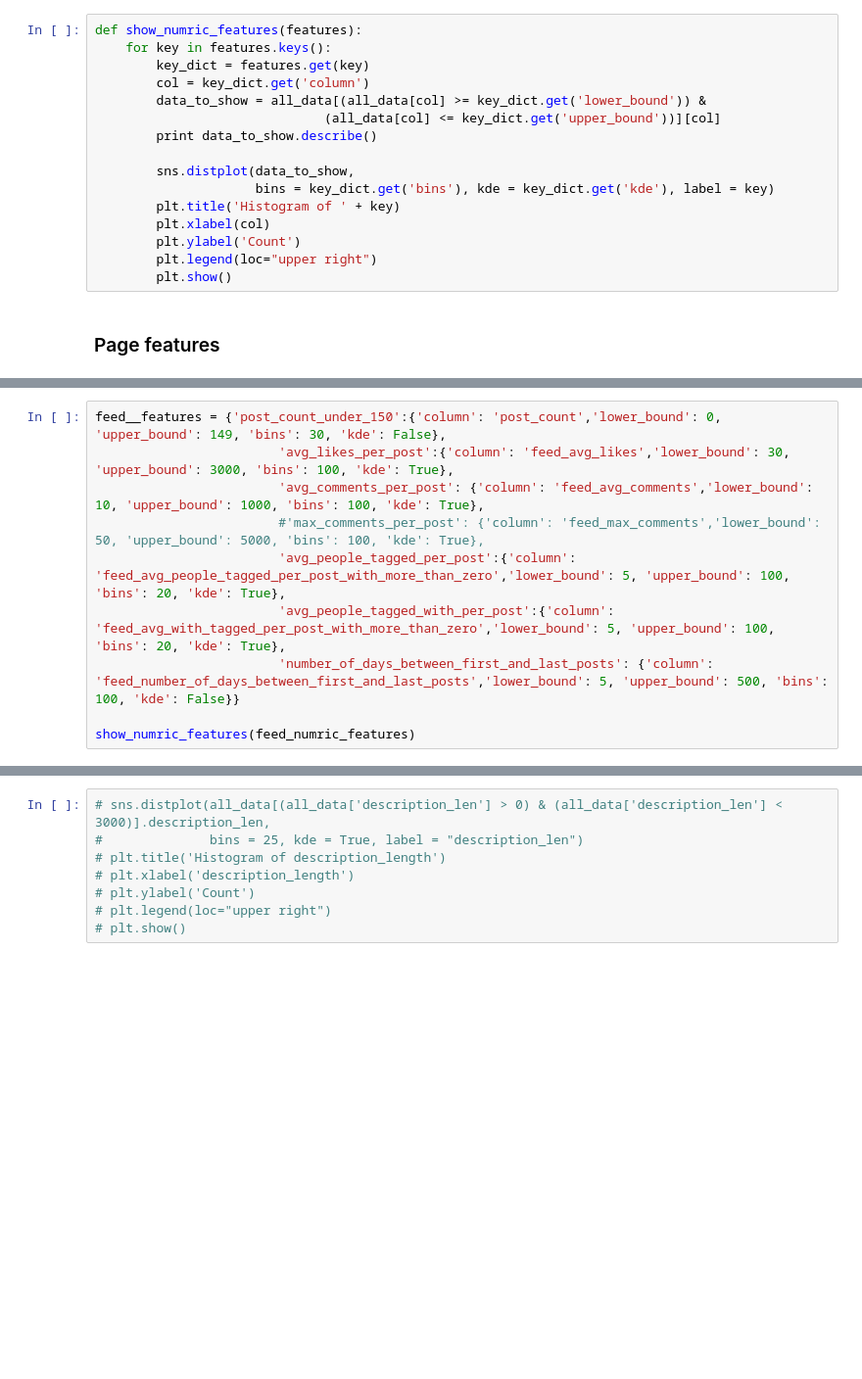
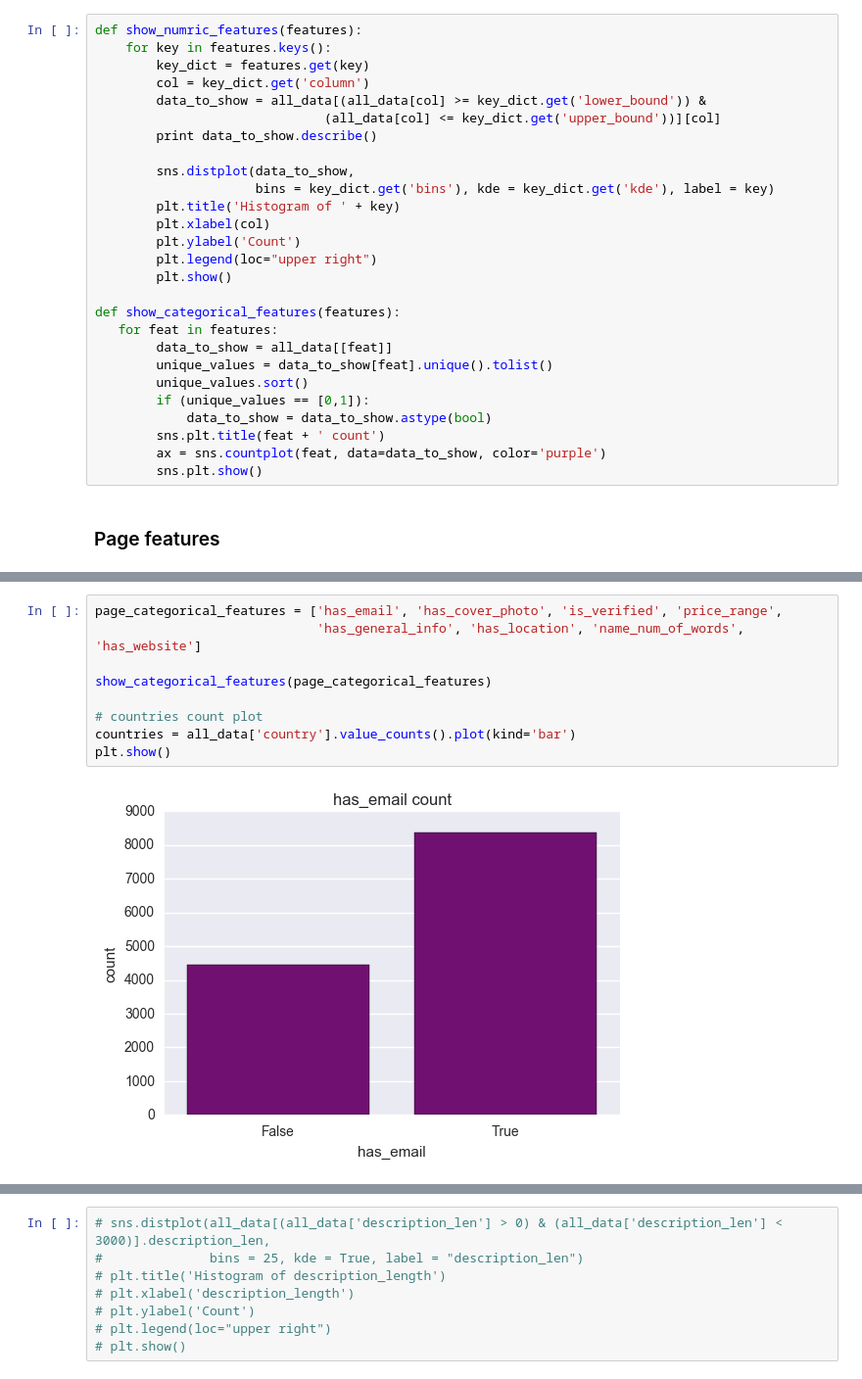
Before and after one commit to liadwg/data_mining_workshop, a Jupyter notebook: like_prediction_workshop_salame.ipynb, the cells around one changed output, grey strips where cells are left out. Shown at 98% size. Saved outputs shown, nothing was run; the diff lists cells and outputs as text; blank space fills up the shorter version.

```diff
--- a/like_prediction_workshop_salame.ipynb
+++ b/like_prediction_workshop_salame.ipynb
@@ -335,6 +334,17 @@ def show_numric_features(features):
         plt.ylabel('Count')
         plt.legend(loc="upper right")
         plt.show()
+
+def show_categorical_features(features):
+   for feat in features:
+        data_to_show = all_data[[feat]]
+        unique_values = data_to_show[feat].unique().tolist()
+        unique_values.sort()
+        if (unique_values == [0,1]):
+            data_to_show = data_to_show.astype(bool)
+        sns.plt.title(feat + ' count')
+        ax = sns.countplot(feat, data=data_to_show, color='purple')
+        sns.plt.show()
 # %% [markdown]
 ### Page features
 # %%
@@ -451,10 +376,11 @@ Name: feed_avg_people_tagged_per_post_with_more_than_zero, dtype: float64
-# %%
-feed__features = {'post_count_under_150':{'column': 'post_count','lower_bound': 0, 'upper_bound': 149, 'bins': 30, 'kde': False},
-                        'avg_likes_per_post':{'column': 'feed_avg_likes','lower_bound': 30, 'upper_bound': 3000, 'bins': 100, 'kde': True},
-                        'avg_comments_per_post': {'column': 'feed_avg_comments','lower_bound': 10, 'upper_bound': 1000, 'bins': 100, 'kde': True},
-                        #'max_comments_per_post': {'column': 'feed_max_comments','lower_bound': 50, 'upper_bound': 5000, 'bins': 100, 'kde': True},
-                        'avg_people_tagged_per_post':{'column': 'feed_avg_people_tagged_per_post_with_more_than_zero','lower_bound': 5, 'upper_bound': 100, 'bins': 20, 'kde': True},
-                        'avg_people_tagged_with_per_post':{'column': 'feed_avg_with_tagged_per_post_with_more_than_zero','lower_bound': 5, 'upper_bound': 100, 'bins': 20, 'kde': True},
-                        'number_of_days_between_first_and_last_posts': {'column': 'feed_number_of_days_between_first_and_last_posts','lower_bound': 5, 'upper_bound': 500, 'bins': 100, 'kde': False}}
-
-show_numric_features(feed_numric_features)
+# %%
+page_categorical_features = ['has_email', 'has_cover_photo', 'is_verified', 'price_range',
+                             'has_general_info', 'has_location', 'name_num_of_words', 'has_website']
+
+show_categorical_features(page_categorical_features)
+
+# countries count plot
+countries = all_data['country'].value_counts().plot(kind='bar')
+plt.show()
+# %% [output]
+[figure, added]
```
Also changed, not shown: parts of 16 cells of this notebook, 3 other files.
